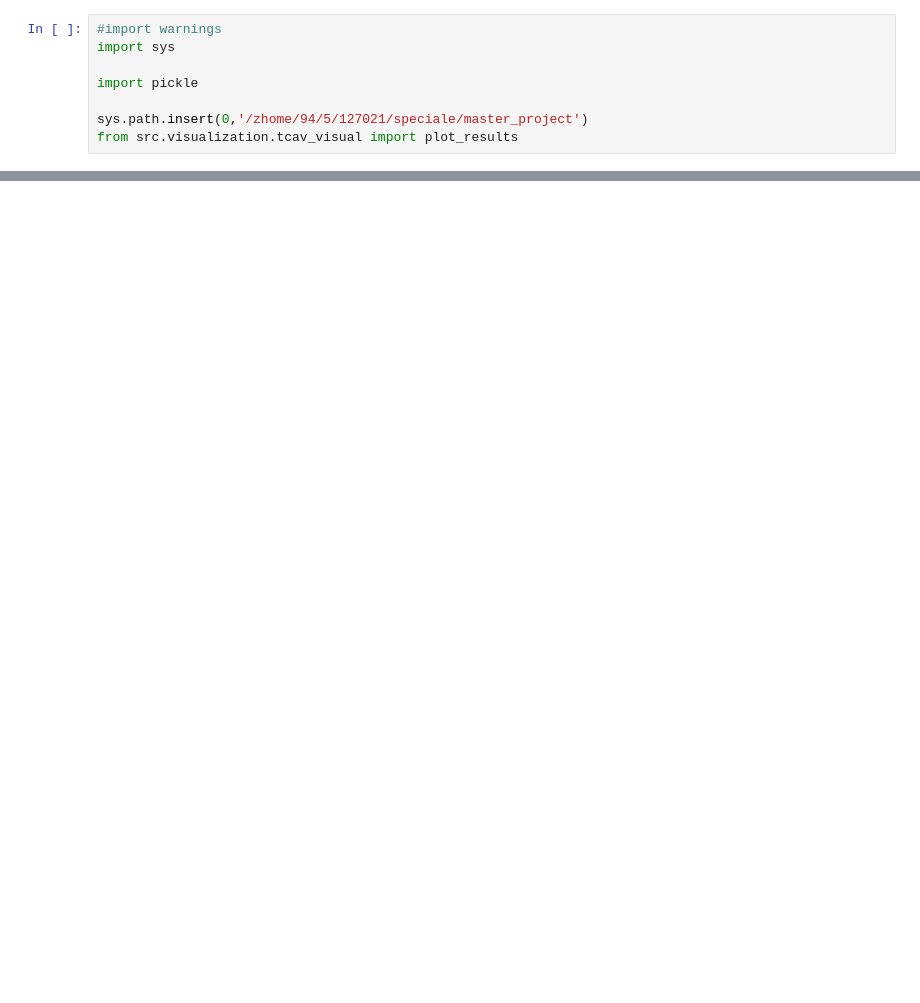
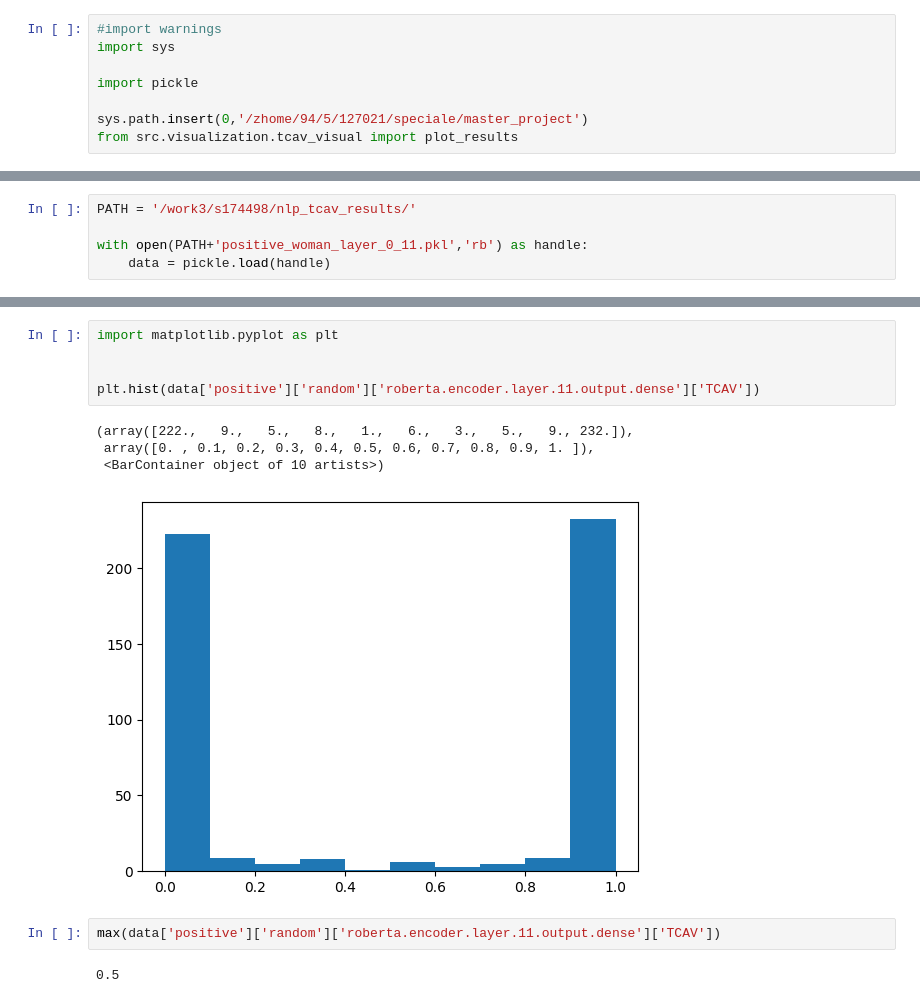
Before and after one commit to gaunby/master_project, a Jupyter notebook: notebooks/tcav_plot.ipynb, the cells around one changed output, grey strips where cells are left out. Saved outputs shown, nothing was run; the diff lists cells and outputs as text; blank space fills up the shorter version.

```diff
--- a/notebooks/tcav_plot.ipynb
+++ b/notebooks/tcav_plot.ipynb
@@ -40 +40,6 @@ Now overwritting and saving figure
 ... (14 outputs left out)
+# %%
+PATH = '/work3/s174498/nlp_tcav_results/'
+
+with open(PATH+'positive_woman_layer_0_11.pkl','rb') as handle:
+    data = pickle.load(handle)
@@ -40,0 +55,14 @@ Now overwritting and saving figure
+# %%
+import matplotlib.pyplot as plt
+
+
+plt.hist(data['positive']['random']['roberta.encoder.layer.11.output.dense']['TCAV'])
+# %% [output]
+(array([222.,   9.,   5.,   8.,   1.,   6.,   3.,   5.,   9., 232.]),
+ array([0. , 0.1, 0.2, 0.3, 0.4, 0.5, 0.6, 0.7, 0.8, 0.9, 1. ]),
+ <BarContainer object of 10 artists>)
+[figure, added]
+# %%
+max(data['positive']['random']['roberta.encoder.layer.11.output.dense']['TCAV'])
+# %% [output]
+0.5
```
Also changed, not shown: parts of 4 cells of this notebook, 4 other files.
